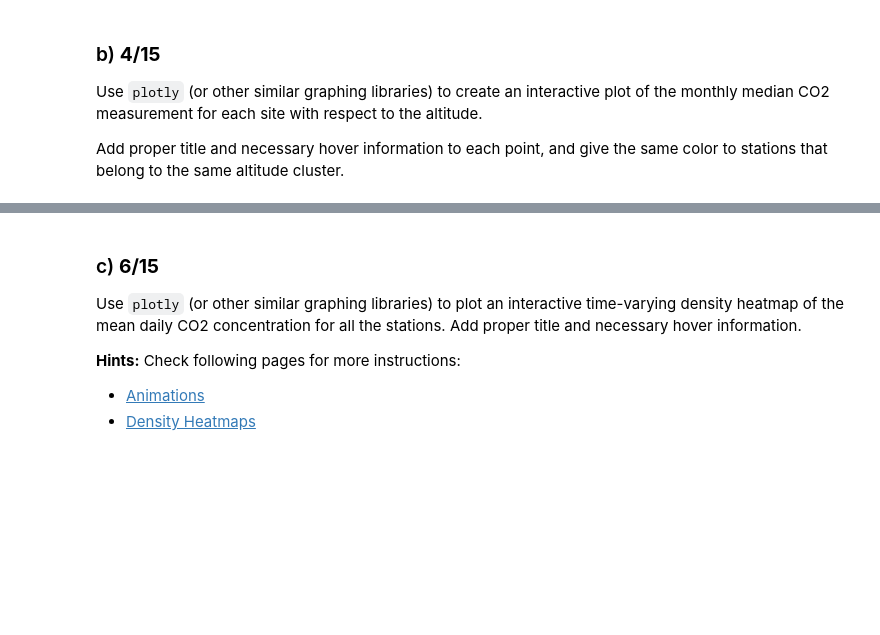
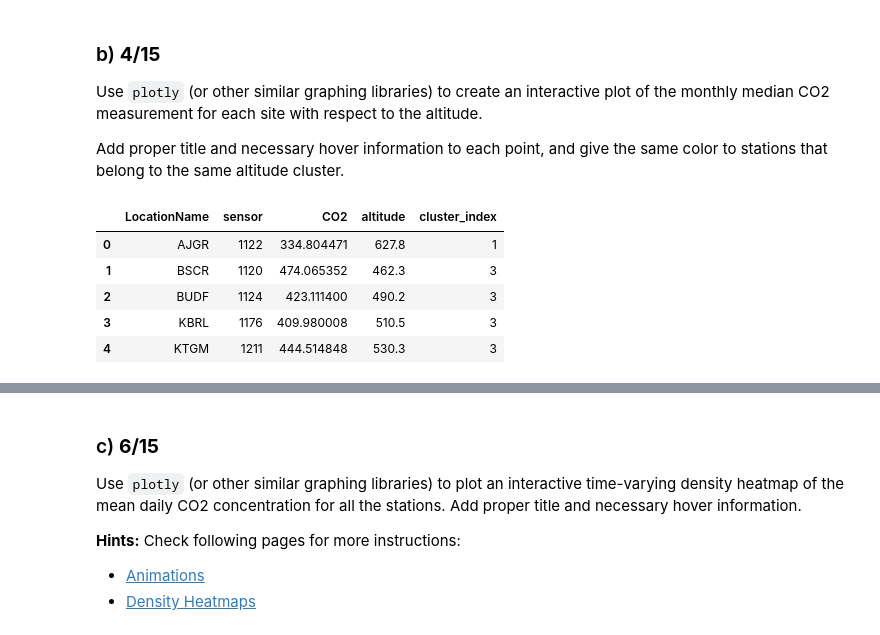
Before and after one commit to ayman-mezghani/dslab-hw1-Data_Science_with_CO2, a Jupyter notebook: notebooks/DSLab-homework1.ipynb, the cells around one changed output, grey strips where cells are left out. Drawn from its saved outputs; the diff is of its cells as text; code cells hidden in the pictures; blank space fills up the shorter version.

```diff
--- a/notebooks/DSLab-homework1.ipynb
+++ b/notebooks/DSLab-homework1.ipynb
@@ -242,3 +298,16 @@ __Note__: [Yellowbrick](http://www.scikit-yb.org/) is a very nice Machine Learni
 Use `plotly` (or other similar graphing libraries) to create an interactive plot of the monthly median CO2 measurement for each site with respect to the altitude.
 
 Add proper title and necessary hover information to each point, and give the same color to stations that belong to the same altitude cluster.
+# %%
+df = co2_measurements.groupby(by='LocationName').median()
+# %%
+result = pd.merge(df, data, on= 'LocationName')
+# %%
+result.head()
+# %% [output]
+|  | LocationName | sensor | CO2 | altitude | cluster_index |
+| 0 | AJGR | 1122 | 334.804471 | 627.8 | 1 |
+| 1 | BSCR | 1120 | 474.065352 | 462.3 | 3 |
+| 2 | BUDF | 1124 | 423.111400 | 490.2 | 3 |
+| 3 | KBRL | 1176 | 409.980008 | 510.5 | 3 |
+| 4 | KTGM | 1211 | 444.514848 | 530.3 | 3 |
```
Also changed, not shown: parts of 13 cells of this notebook.
